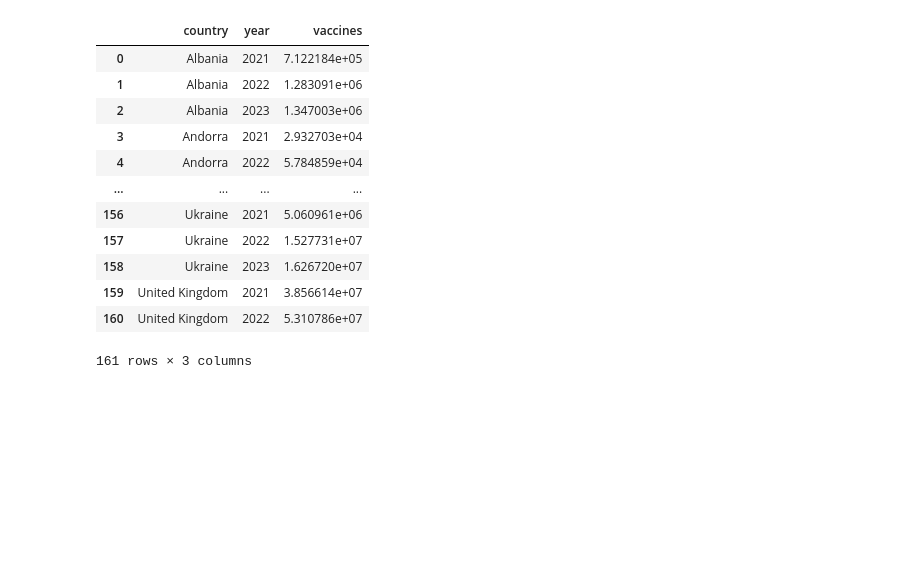
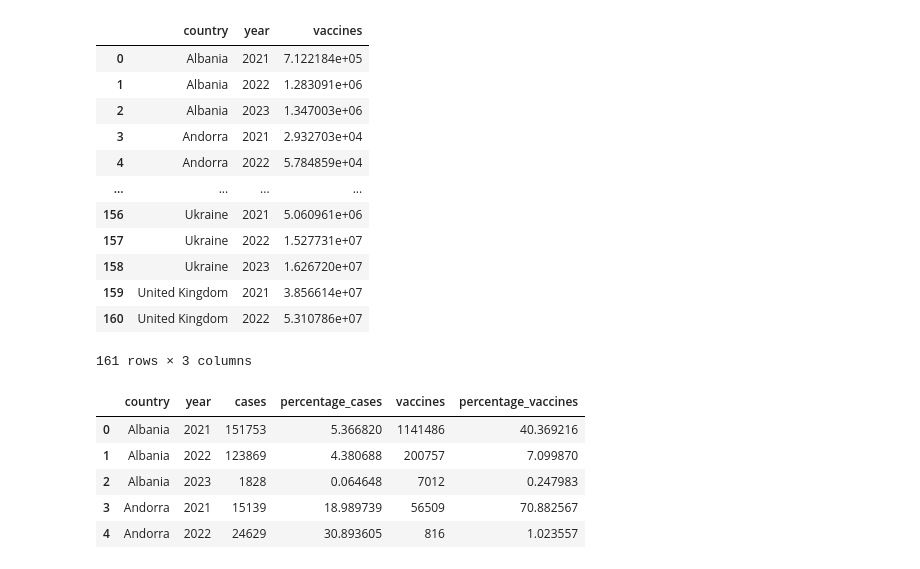
Before and after one commit to ChristianParodi/tristimuli-final-project, a Jupyter notebook: dataset/COVID/covid_temp/temp.ipynb, the cells around one changed output. Saved outputs shown, nothing was run; the diff lists cells and outputs as text; code cells hidden in the pictures; blank space fills up the shorter version.

```diff
--- a/dataset/COVID/covid_temp/temp.ipynb
+++ b/dataset/COVID/covid_temp/temp.ipynb
@@ -104,7 +123,7 @@ g
 df_avg.to_csv("./clean/covid_cases_avg_year.csv", index=False)
 # %%
 # Calculate the new cases per year for each country
-covid = df.copy()
+covid = pd.read_csv("./clean/covid_cases.csv")
 covid['new_cases'] = covid.groupby('country')['cases'].diff().fillna(0)
 covid['new_cases'] = covid['new_cases'].astype(int)
 yearly_new_cases = covid.groupby(['country', 'year'])[
@@ -124,3 +143,11 @@ yearly_new_cases
 | 304 | Vatican | 2024 | 0 |
 | 305 | Vatican | 2025 | 0 |
 306 rows × 3 columns
+# %%
+# Merge yearly_vaccines with population dataframe
+yearly_new_cases = yearly_new_cases.merge(population, on='country', how='left')
+
+# Calculate the percentage of vaccines over population
+yearly_new_cases['percentage'] = (yearly_new_cases['new_cases'] / yearly_new_cases['population']) * 100
+yearly_new_cases.drop(columns=['population'], inplace=True)
+yearly_new_cases.head()
@@ -249,0 +305,8 @@ df_v.to_csv("./clean/covid_vaccines.csv", index=False)
+# %%
+# Merge yearly_vaccines with population dataframe
+yearly_vaccines = yearly_vaccines.merge(population, on='country', how='left')
+
+# Calculate the percentage of vaccines over population
+yearly_vaccines['percentage'] = (yearly_vaccines['vaccines'] / yearly_vaccines['population']) * 100
+yearly_vaccines.drop(columns=['population'], inplace=True)
+yearly_vaccines.head()
@@ -267,3 +339,14 @@ df_v_avg
 161 rows × 3 columns
 # %%
 df_d_avg.to_csv("./clean/covid_vaccines_avg_year.csv", index=False)
+# %%
+merged_data = yearly_new_cases.merge(yearly_vaccines, on=['country', 'year'], suffixes=('_cases', '_vaccines'))
+merged_data = merged_data.rename(columns={'new_cases': 'cases'})
+merged_data.head()
+# %% [output]
+|  | country | year | cases | percentage_cases | vaccines | percentage_vaccines |
+| 0 | Albania | 2021 | 151753 | 5.366820 | 1141486 | 40.369216 |
+| 1 | Albania | 2022 | 123869 | 4.380688 | 200757 | 7.099870 |
+| 2 | Albania | 2023 | 1828 | 0.064648 | 7012 | 0.247983 |
+| 3 | Andorra | 2021 | 15139 | 18.989739 | 56509 | 70.882567 |
+| 4 | Andorra | 2022 | 24629 | 30.893605 | 816 | 1.023557 |
```
Also changed, not shown: parts of 7 cells of this notebook, 2 other files.
